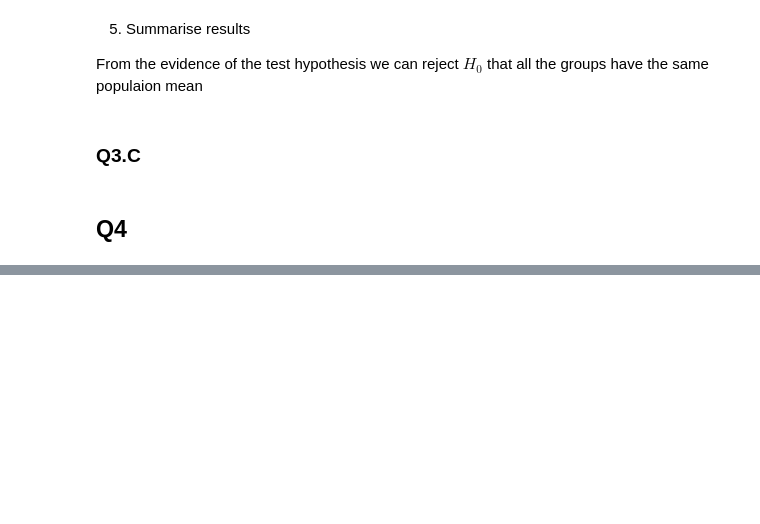
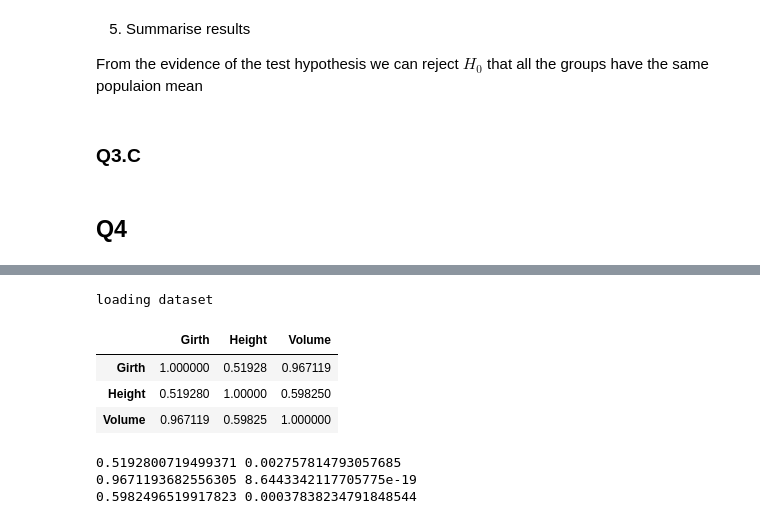
Before and after one commit to berstearns/garbage_collector, a Jupyter notebook: CCT/stats/CA2/CA2-stats.ipynb, the cells around one changed output, grey strips where cells are left out. Saved outputs shown, nothing was run; the diff lists cells and outputs as text; code cells hidden in the pictures; blank space fills up the shorter version.

```diff
--- a/CCT/stats/CA2/CA2-stats.ipynb
+++ b/CCT/stats/CA2/CA2-stats.ipynb
@@ -440,0 +448,13 @@ From the evidence of the test hypothesis we can reject $ H_0 $ that all the grou
+# %%
+from pydataset import data
+trees_df = data('trees')
+print("loading dataset")
+# %% [output]
+loading dataset
+# %%
+trees_df.corr()
+# %% [output]
+|  | Girth | Height | Volume |
+| Girth | 1.000000 | 0.51928 | 0.967119 |
+| Height | 0.519280 | 1.00000 | 0.598250 |
+| Volume | 0.967119 | 0.59825 | 1.000000 |
@@ -440,0 +466,8 @@ From the evidence of the test hypothesis we can reject $ H_0 $ that all the grou
+# %%
+print(girth_height_corr, girth_height_pval)
+print(girth_volume_corr, girth_volume_pval)
+print(height_volume_corr, height_volume_pval)
+# %% [output]
+0.5192800719499371 0.002757814793057685
+0.9671193682556305 8.6443342117705775e-19
+0.5982496519917823 0.00037838234791848544
```
Also changed, not shown: parts of 3 cells of this notebook, 1 other file.
